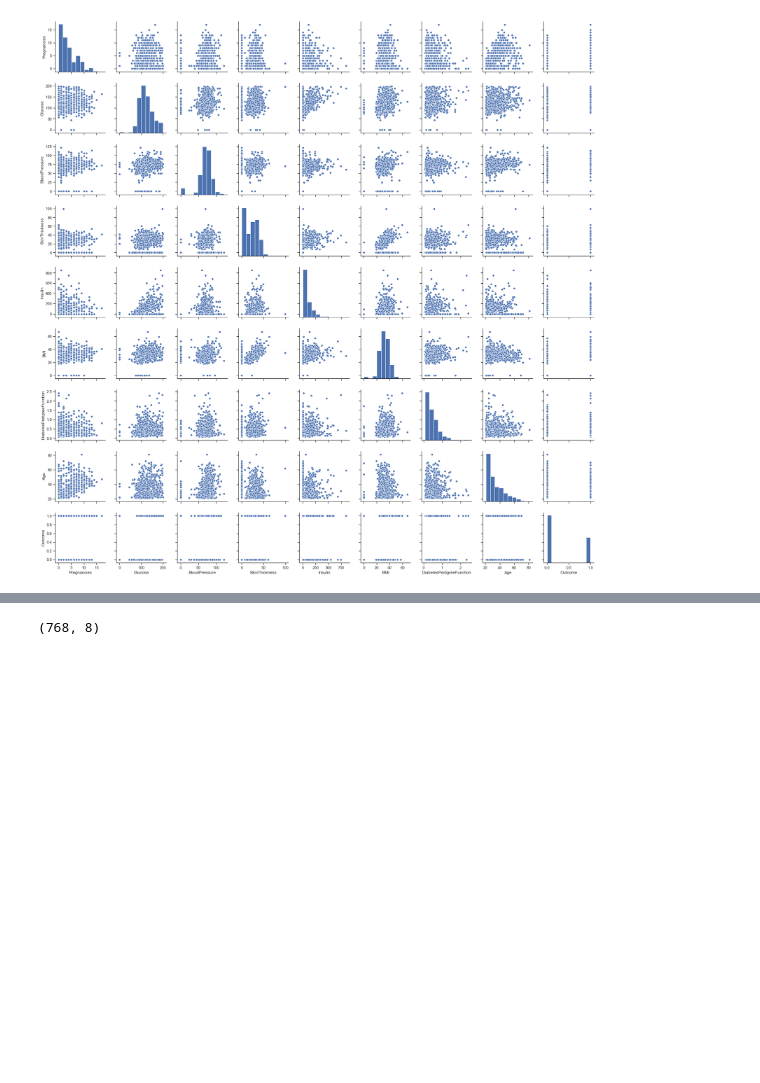
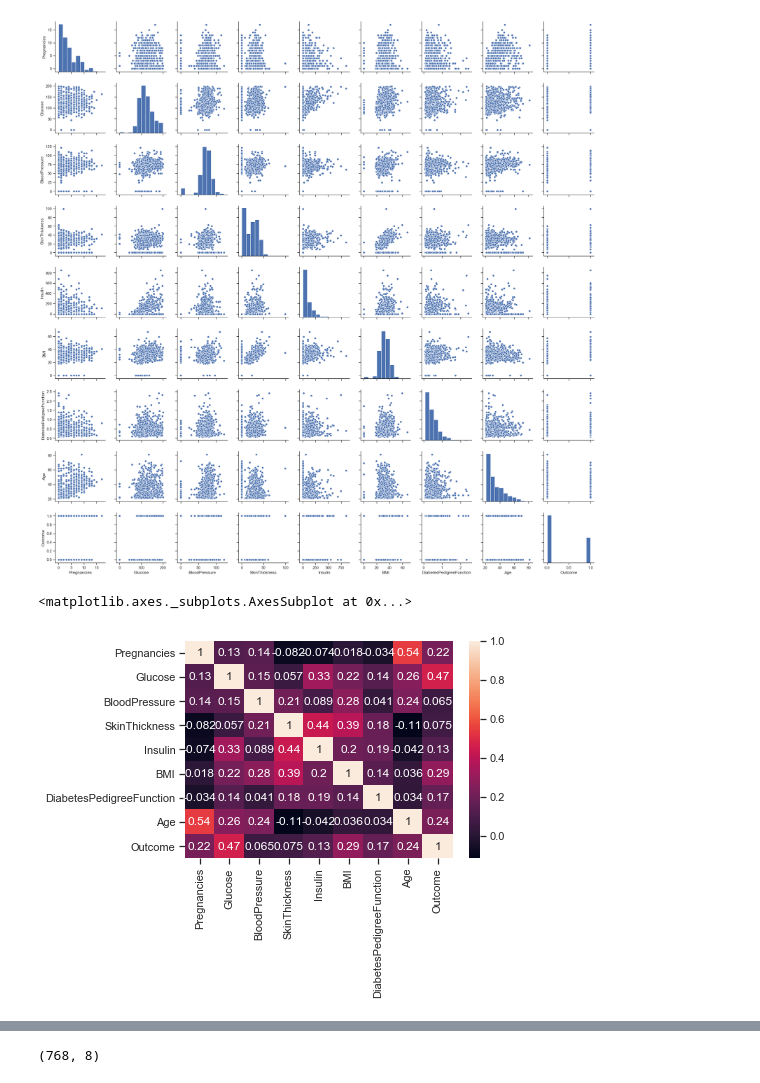
Before and after one commit to opread/zero_to_deep_learning_video, a Jupyter notebook: exercises/dl_exercise_1.ipynb, the cells around one changed output, grey strips where cells are left out. Drawn from its saved outputs; the diff is of its cells as text; code cells hidden in the pictures; blank space fills up the shorter version.

```diff
--- a/exercises/dl_exercise_1.ipynb
+++ b/exercises/dl_exercise_1.ipynb
@@ -56,6 +62,11 @@ sns.set(style="ticks", color_codes=True)
 g = sns.pairplot(df)
 # %% [output]
 [figure]
+# %%
+sns.heatmap(df.corr(), annot = True)
+# %% [output]
+<matplotlib.axes._subplots.AxesSubplot at 0x...>
+[figure, added]
 # %%
 # feature scaling
 from sklearn.preprocessing import StandardScaler
```
Also changed, not shown: parts of 19 cells of this notebook, 1 other file.
